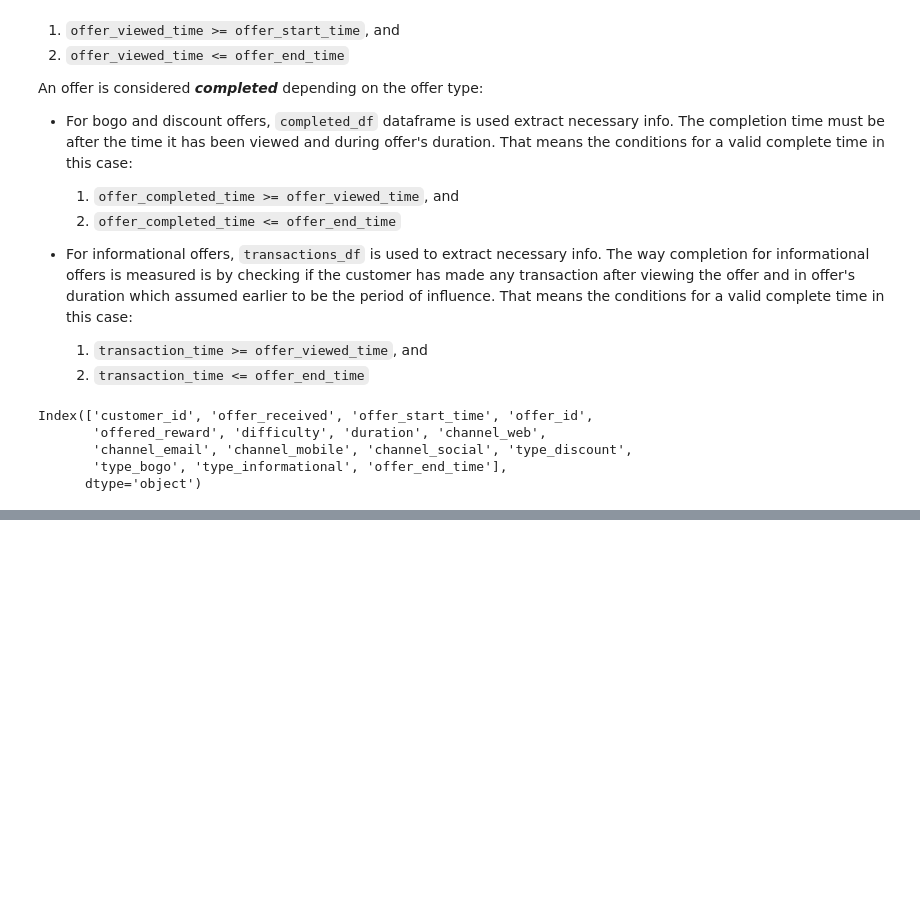
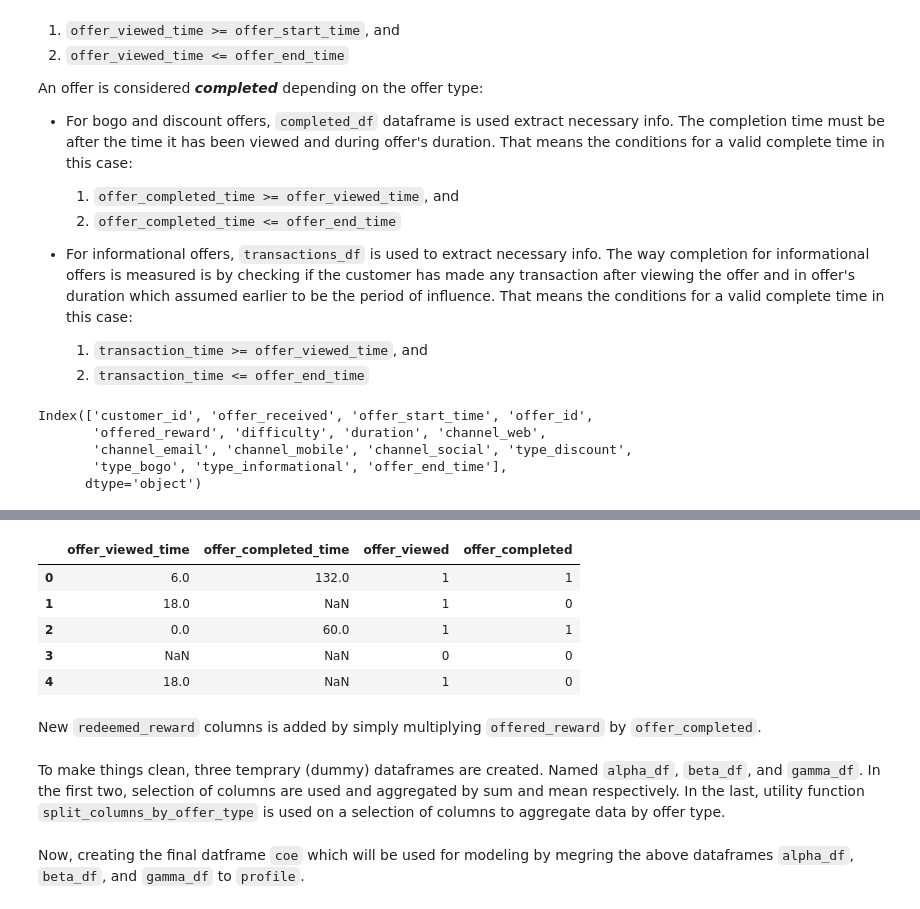
Before and after one commit to Kavin-Prasanth75/Starbucks-segmentation, a Jupyter notebook: main.ipynb, the cells around one changed output, grey strips where cells are left out. Drawn from its saved outputs; the diff is of its cells as text; code cells hidden in the pictures; blank space fills up the shorter version.

```diff
--- a/main.ipynb
+++ b/main.ipynb
@@ -770,0 +842,16 @@ AttributeError: `np.NaN` was removed in the NumPy 2.0 release. Use `np.nan` inst
+# %%
+# Add `offer_viewed` and `offer_completed` columns with binery values
+temp_df['offer_viewed'] = temp_df.offer_viewed_time.apply(lambda x: 0 if pd.isnull(x) else 1)
+temp_df['offer_completed'] = temp_df.offer_completed_time.apply(lambda x: 0 if pd.isnull(x) else 1)
+# %%
+
+temp_df[['offer_viewed_time', 'offer_completed_time', 'offer_viewed', 'offer_completed']].head()
+# %% [output]
+|  | offer_viewed_time | offer_completed_time | offer_viewed | offer_completed |
+| 0 | 6.0 | 132.0 | 1 | 1 |
+| 1 | 18.0 | NaN | 1 | 0 |
+| 2 | 0.0 | 60.0 | 1 | 1 |
+| 3 | NaN | NaN | 0 | 0 |
+| 4 | 18.0 | NaN | 1 | 0 |
+# %% [markdown]
+New `redeemed_reward` columns is added by simply multiplying `offered_reward` by `offer_completed`.
@@ -770,0 +861,2 @@ AttributeError: `np.NaN` was removed in the NumPy 2.0 release. Use `np.nan` inst
+# %% [markdown]
+To make things clean, three temprary (dummy) dataframes are created. Named `alpha_df`, `beta_df`, and `gamma_df`. In the first two, selection of columns are used and aggregated by sum and mean respectively. In the last, utility function `split_columns_by_offer_type` is used on a selection of columns to aggregate data by offer type.
@@ -770,0 +892,2 @@ AttributeError: `np.NaN` was removed in the NumPy 2.0 release. Use `np.nan` inst
+# %% [markdown]
+Now, creating the final datframe `coe` which will be used for modeling by megring the above dataframes `alpha_df`, `beta_df`, and `gamma_df` to `profile`.
```
Also changed, not shown: parts of 17 cells of this notebook, 1 other file.
